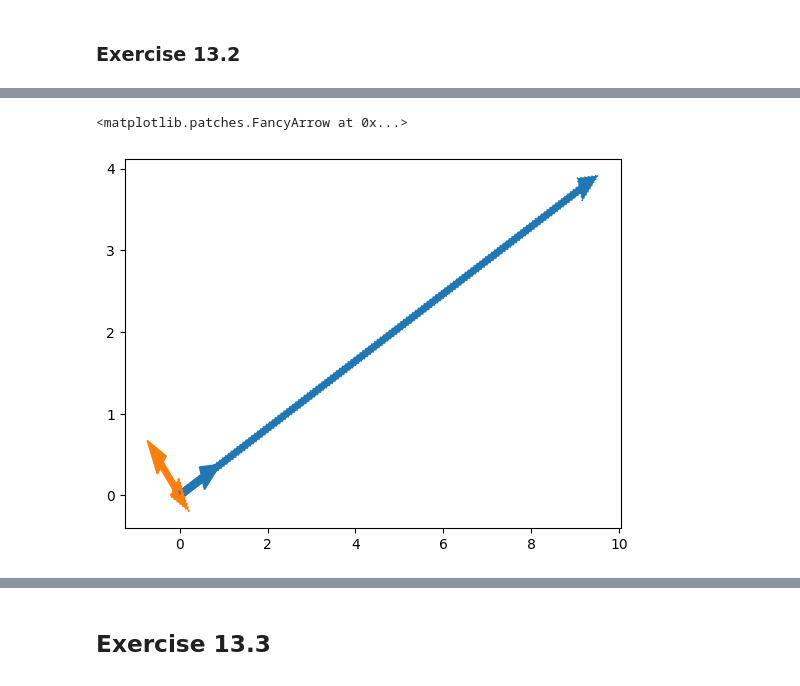
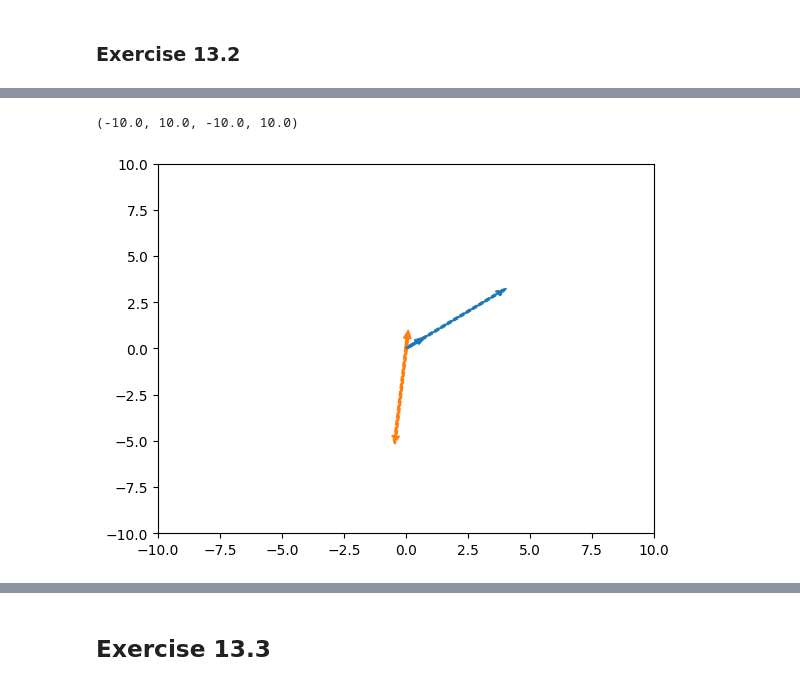
Before and after one commit to falasur/LA4DS, a Jupyter notebook: LA4DS_Ch13.ipynb, the cells around one changed output, grey strips where cells are left out. Cells and saved outputs as stored; diff of their text form; code cells hidden in the pictures.

```diff
--- a/LA4DS_Ch13.ipynb
+++ b/LA4DS_Ch13.ipynb
@@ -75,12 +78,14 @@ v_2 = A @ u[:, 1]
 # %%
 plt.arrow(0, 0, u[0, 0], u[1,0], color='C0', head_width=.3, width=.1, length_includes_head=True,)
 plt.arrow(0, 0, u[0, 1], u[1,1], color='C1', head_width=.3, width=.1, length_includes_head=True,)
 
-plt.arrow(0, 0, *v_1, color='C0', ls=':', head_width=.3, width=.1, length_includes_head=True,)
-plt.arrow(0, 0, *v_2, color='C1', ls=':', head_width=.3, width=.1, length_includes_head=True,)
+plt.arrow(0, 0, *v_1, color='C0', ls='--',  head_width=.3, width=.1, length_includes_head=True,)
+plt.arrow(0, 0, *v_2, color='C1', ls='--', head_width=.3, width=.1, length_includes_head=True,)
+
+plt.axis([-10,10,-10,10])
 # %% [output]
-<matplotlib.patches.FancyArrow at 0x...>
+(-10.0, 10.0, -10.0, 10.0)
-[figure, old version]
+[figure, new version]
 # %%
 np.linalg.norm(u[:, 1])
 # %% [output]
```
Also changed, not shown: parts of 55 cells of this notebook.
